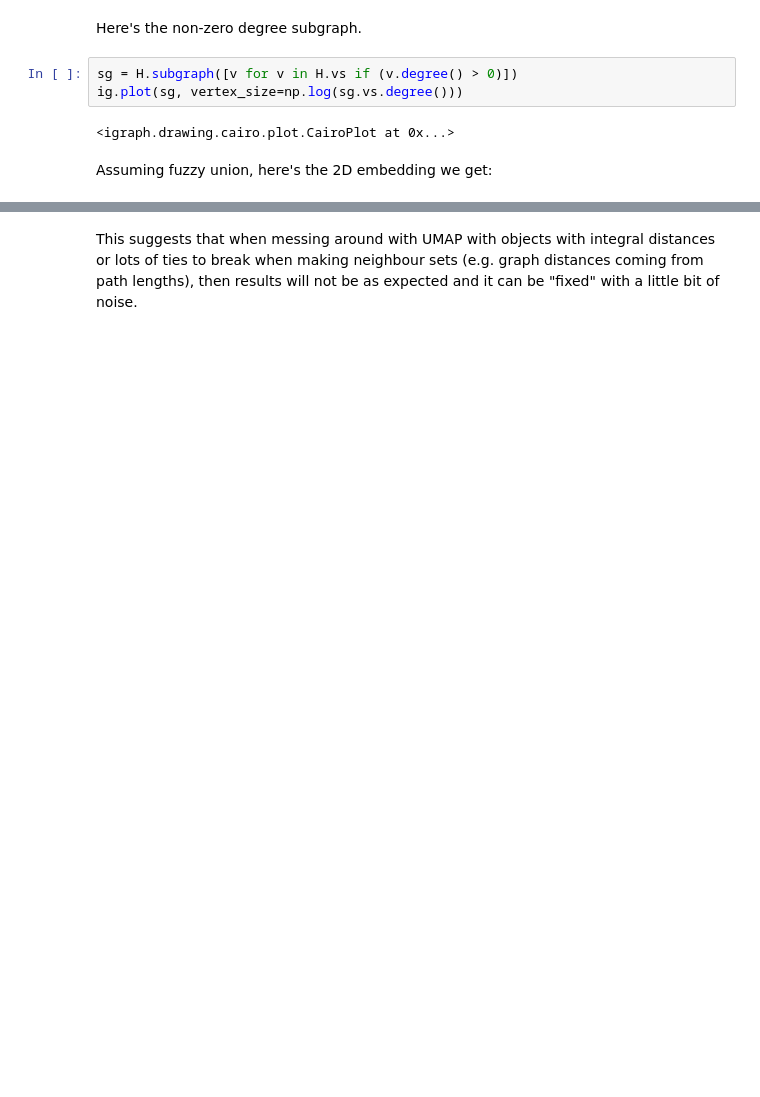
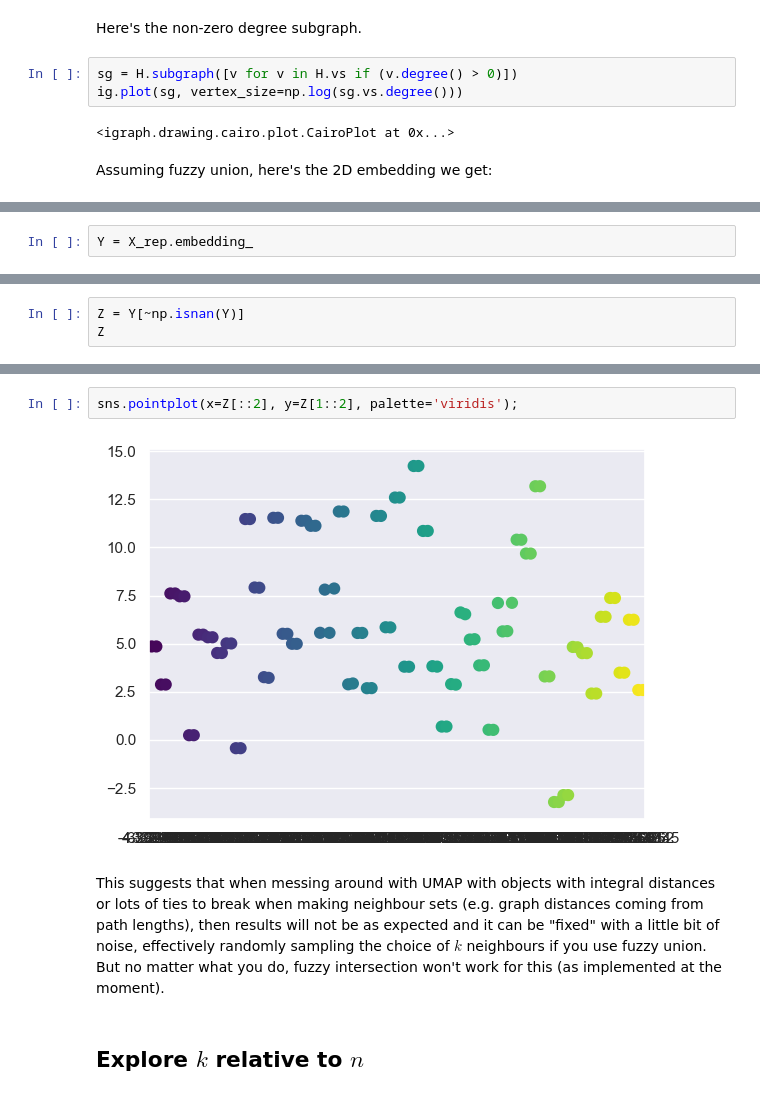
Before and after one commit to vpoulin/HighDimensionalClustering, a Jupyter notebook: notebooks/15-UMAP-on-graphs.ipynb, the cells around one changed output, grey strips where cells are left out. Cells and saved outputs as stored; diff of their text form; blank space fills up the shorter version.

```diff
--- a/notebooks/15-UMAP-on-graphs.ipynb
+++ b/notebooks/15-UMAP-on-graphs.ipynb
@@ -344,0 +419,2 @@ umap.plot.points(X_rep, values=np.arange(n), theme='viridis');
+# %%
+Y = X_rep.embedding_
@@ -344,0 +429,3 @@ umap.plot.points(X_rep, values=np.arange(n), theme='viridis');
+# %%
+Z = Y[~np.isnan(Y)]
+Z
@@ -345,2 +450,8 @@ umap.plot.points(X_rep, values=np.arange(n), theme='viridis');
+# %%
+sns.pointplot(x=Z[::2], y=Z[1::2], palette='viridis');
+# %% [output]
+[figure, added]
 # %% [markdown]
-This suggests that when messing around with UMAP with objects with integral distances or lots of ties to break when making neighbour sets (e.g. graph distances coming from path lengths), then results will not be as expected and it can be "fixed" with a little bit of noise.
+This suggests that when messing around with UMAP with objects with integral distances or lots of ties to break when making neighbour sets (e.g. graph distances coming from path lengths), then results will not be as expected and it can be "fixed" with a little bit of noise, effectively randomly sampling the choice of $k$ neighbours if you use fuzzy union. But no matter what you do, fuzzy intersection won't work for this (as implemented at the moment).
+# %% [markdown]
+## Explore $k$ relative to $n$
```
Also changed, not shown: parts of 37 cells of this notebook.
